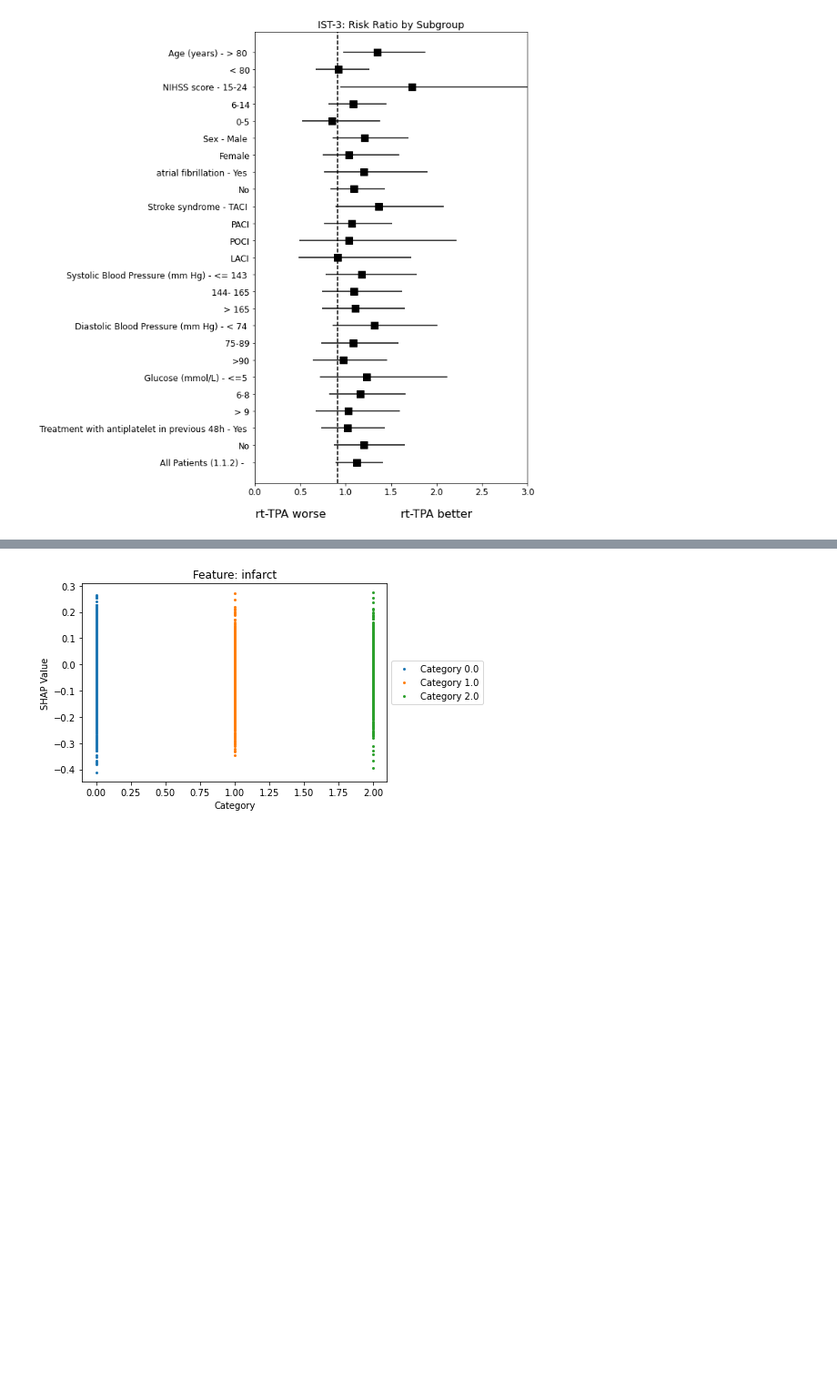
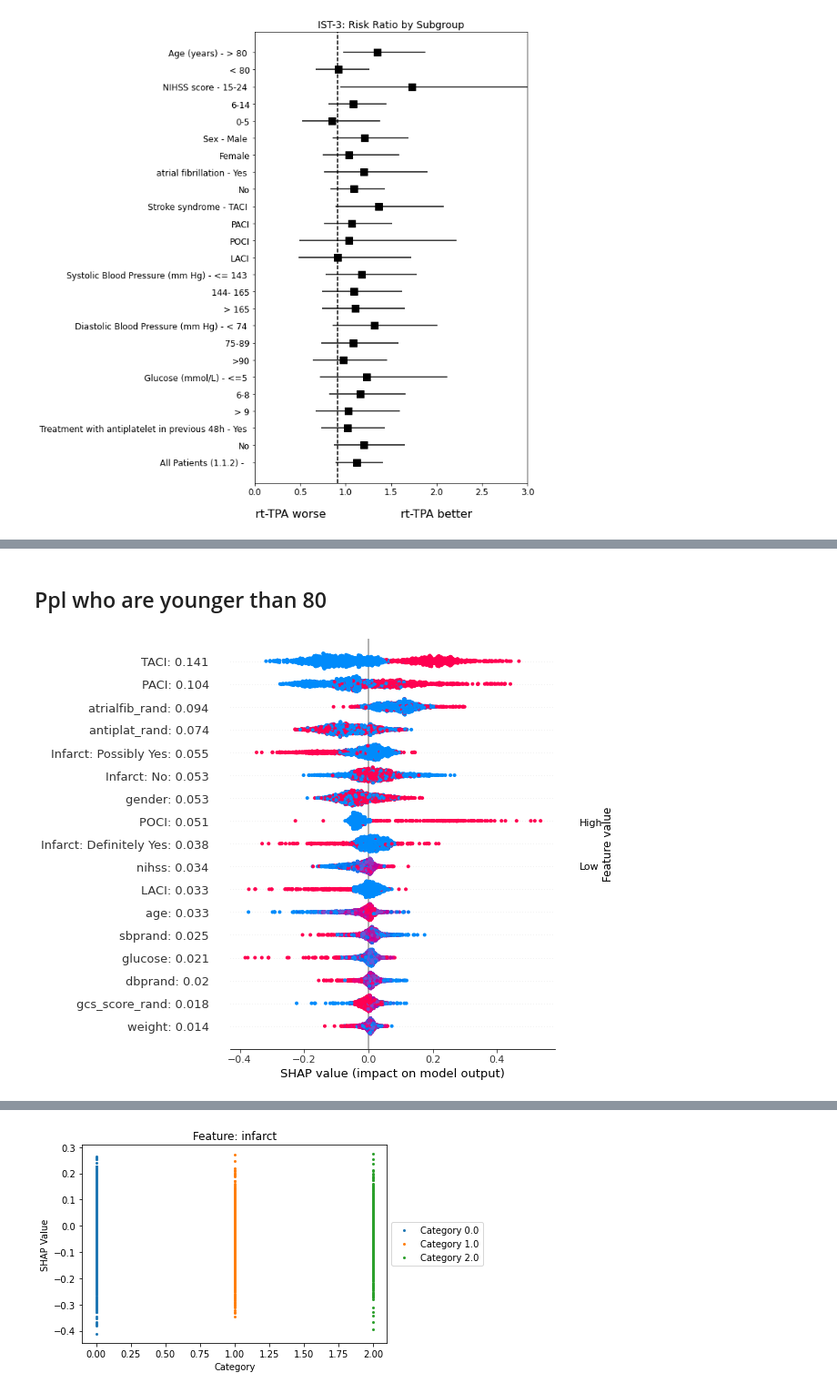
Before and after one commit to q8888620002/Explain_CATE, a Jupyter notebook: ist3.ipynb, the cells around one changed output, grey strips where cells are left out. Shown at 91% size. Saved outputs shown, nothing was run; the diff lists cells and outputs as text; code cells hidden in the pictures; blank space fills up the shorter version.

```diff
--- a/ist3.ipynb
+++ b/ist3.ipynb
@@ -141,8 +142,9 @@ def plot_feature_values_original(feature_values, x_test):
 
     ind = np.argpartition(np.abs(feature_values).mean(0).round(3), -feature_num)[-feature_num:]
 
+
     ranked_feature_names = [
-        a + ": " + str(b) for a,b in zip(feature_names_v2[ind], np.abs(feature_values[:, ind]).mean(0).round(3))
+        a + ": " + str(b) for a,b in zip(np.array(feature_names_v2)[ind], np.abs(feature_values[:, ind]).mean(0).round(3))
     ]
 
     shap.summary_plot(
@@ -161,21 +163,6 @@ def plot_feature_values_ind(feature_values, x_test, indices):
     names = feature_names_v2[indices]
     print(names)
 
-    stroketype_mapping = {
-        "stroketype_1.0": "TACI",
-        "stroketype_2.0": "PACI",
-        "stroketype_3.0": "LACI",
-        "stroketype_4.0": "POCI",
-        "stroketype_5.0": "Other"
-
-    }
-
-    infarct_mapping = {
-        "infarct_0.0": "No",
-        "infarct_1.0": "Possibly Yes",
-        "infarct_2.0": "Definitely Yes"
-
-    }
 
     names = [stroketype_mapping.get(i) for i in names]
 
@@ -503,0 +530,9 @@ plot_feature_values(baseline_shapley_value, baseline, n_categories)
+# %% [markdown]
+## Ppl who are younger than 80
+# %%
+plot_feature_values_original(
+    baseline_shapley_value[baseline[:, 0] < age_threshold],
+    baseline[baseline[:, 0] < age_threshold],
+)
+# %% [output]
+[figure, added]
```
Also changed, not shown: parts of 17 cells of this notebook, 6 other files.
